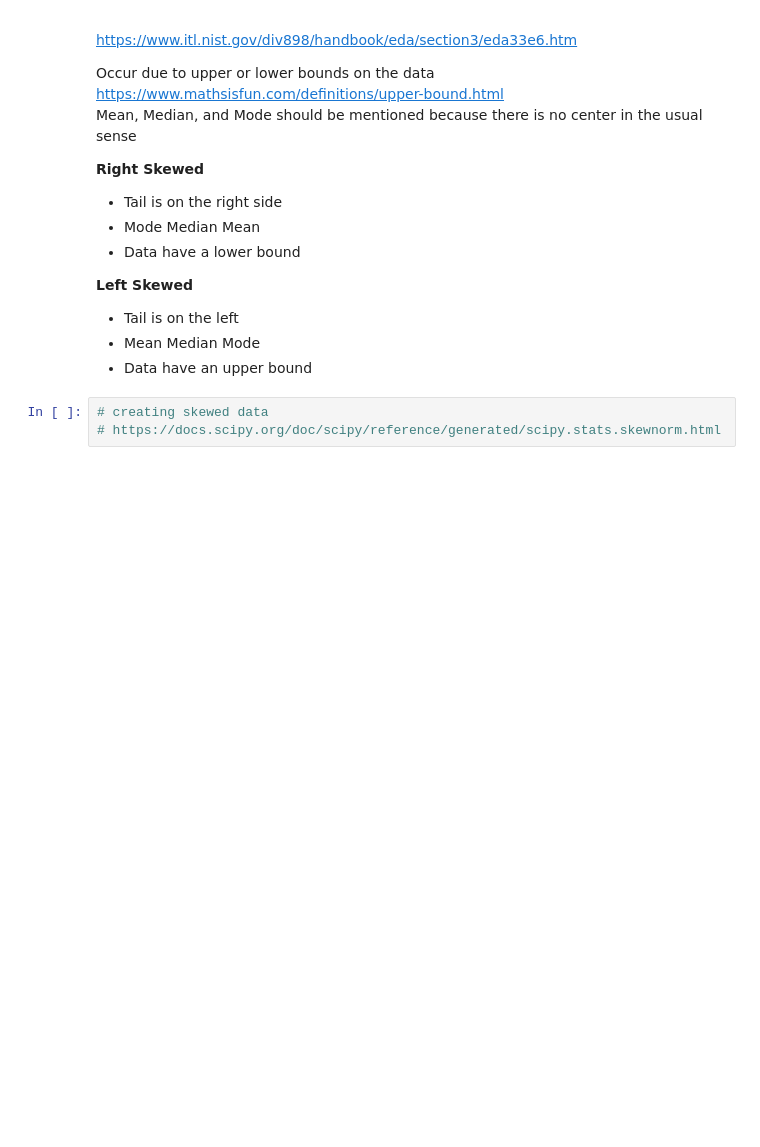
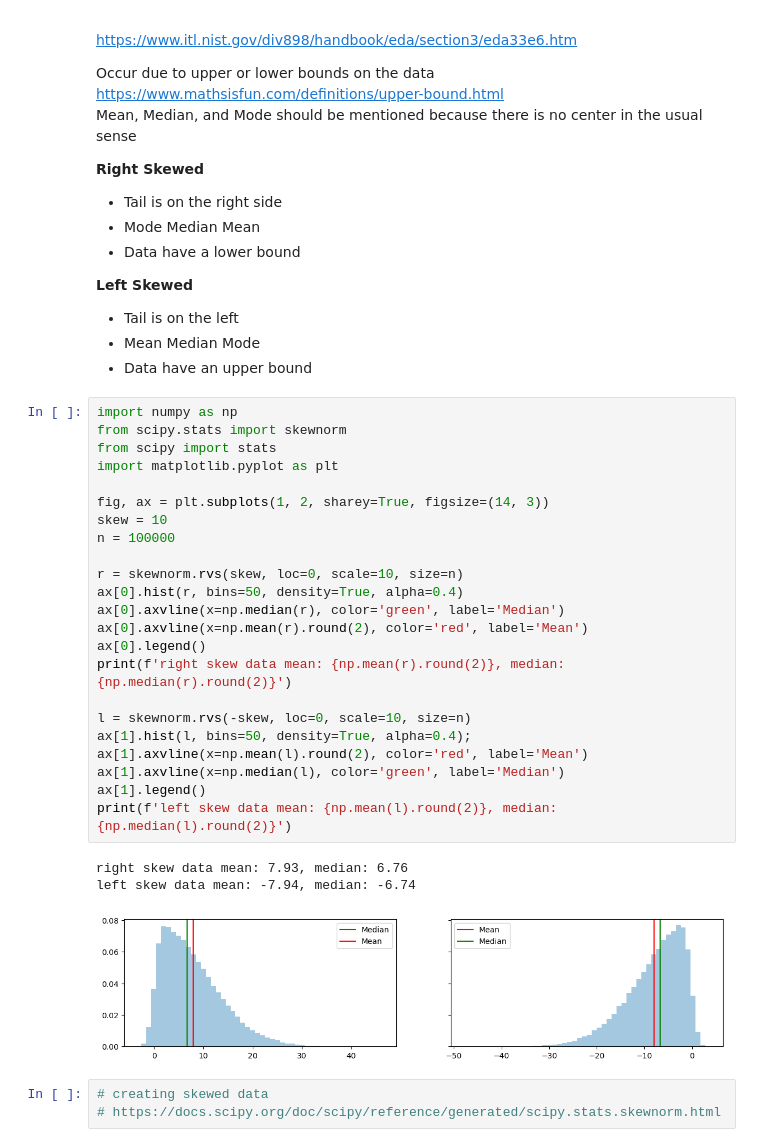
Before and after one commit to gitmystuff/DTSC5502-Fall-2023, a Jupyter notebook: Module_02/DTSC5502 Module 02 Statistics.ipynb, the cells around one changed output. Drawn from its saved outputs; the diff is of its cells as text; blank space fills up the shorter version.

```diff
--- a/Module_02/DTSC5502 Module 02 Statistics.ipynb
+++ b/Module_02/DTSC5502 Module 02 Statistics.ipynb
@@ -264,6 +248,33 @@ Mean, Median, and Mode should be mentioned because there is no center in the usu
 * Tail is on the left
 * Mean Median Mode
 * Data have an upper bound
+# %%
+import numpy as np
+from scipy.stats import skewnorm
+from scipy import stats
+import matplotlib.pyplot as plt
+
+fig, ax = plt.subplots(1, 2, sharey=True, figsize=(14, 3))
+skew = 10
+n = 100000
+
+r = skewnorm.rvs(skew, loc=0, scale=10, size=n)
+ax[0].hist(r, bins=50, density=True, alpha=0.4)
+ax[0].axvline(x=np.median(r), color='green', label='Median')
+ax[0].axvline(x=np.mean(r).round(2), color='red', label='Mean')
+ax[0].legend()
+print(f'right skew data mean: {np.mean(r).round(2)}, median: {np.median(r).round(2)}')
+
+l = skewnorm.rvs(-skew, loc=0, scale=10, size=n)
+ax[1].hist(l, bins=50, density=True, alpha=0.4);
+ax[1].axvline(x=np.mean(l).round(2), color='red', label='Mean')
+ax[1].axvline(x=np.median(l), color='green', label='Median')
+ax[1].legend()
+print(f'left skew data mean: {np.mean(l).round(2)}, median: {np.median(l).round(2)}')
+# %% [output]
+right skew data mean: 7.93, median: 6.76
+left skew data mean: -7.94, median: -6.74
+[figure, added]
 # %%
 # creating skewed data
 # https://docs.scipy.org/doc/scipy/reference/generated/scipy.stats.skewnorm.html
```
Also changed, not shown: parts of 4 cells of this notebook.
